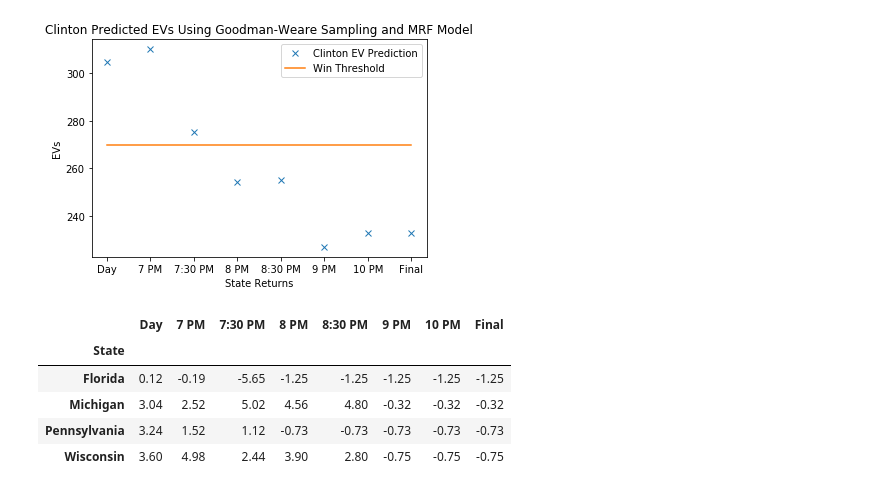
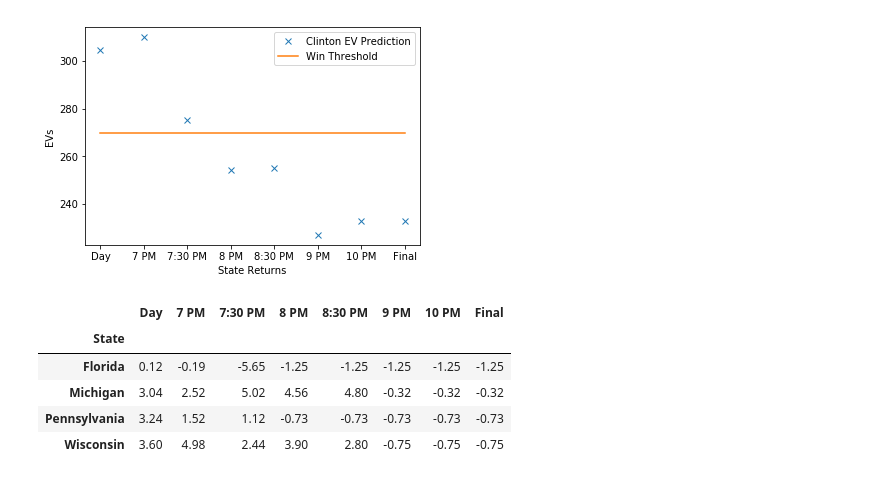
Before and after one commit to lucas-rosen1/finalproject, a Jupyter notebook: Explore.ipynb, the cells around one changed output. Saved outputs shown, nothing was run; the diff lists cells and outputs as text; code cells hidden in the pictures.

```diff
--- a/Explore.ipynb
+++ b/Explore.ipynb
@@ -112,30 +109,29 @@ frame
 # %%
 #MRF GW
 swings = [starts]
 ecs = []
 times = ['Day','7 PM','7:30 PM','8 PM','8:30 PM','9 PM','10 PM','Final']
 for st in ['6.5','7.0','7.5','8.0','8.5','9.0','10.0','13.0']:
     with open('data/mrf_GW_{}.pkl'.format(st), 'rb') as f:
         swing, ec = pickle.load(f)
         ecs.append(ec)
         if st=='6.5':
             continue
         swings.append(((swing-.5)*200).round(2))
 
 plt.plot(times,ecs,'x', label = 'Clinton EV Prediction')
 plt.plot(times,np.ones(8)*270,label='Win Threshold')
 plt.xlabel('State Returns')
 plt.ylabel('EVs')
-plt.title('Clinton Predicted EVs Using Goodman-Weare Sampling and MRF Model')
 plt.legend()
 plt.show()
 
 frame = pd.DataFrame(swings).T
 frame.columns = times
 frame.index.name='State'
 frame
 # %% [output]
-[figure, old version]
+[figure, new version]
 |  | Day | 7 PM | 7:30 PM | 8 PM | 8:30 PM | 9 PM | 10 PM | Final |
 | State |  |  |  |  |  |  |  |  |
 | Florida | 0.12 | -0.19 | -5.65 | -1.25 | -1.25 | -1.25 | -1.25 | -1.25 |
```
Also changed, not shown: parts of 3 cells of this notebook, 1 other file.
